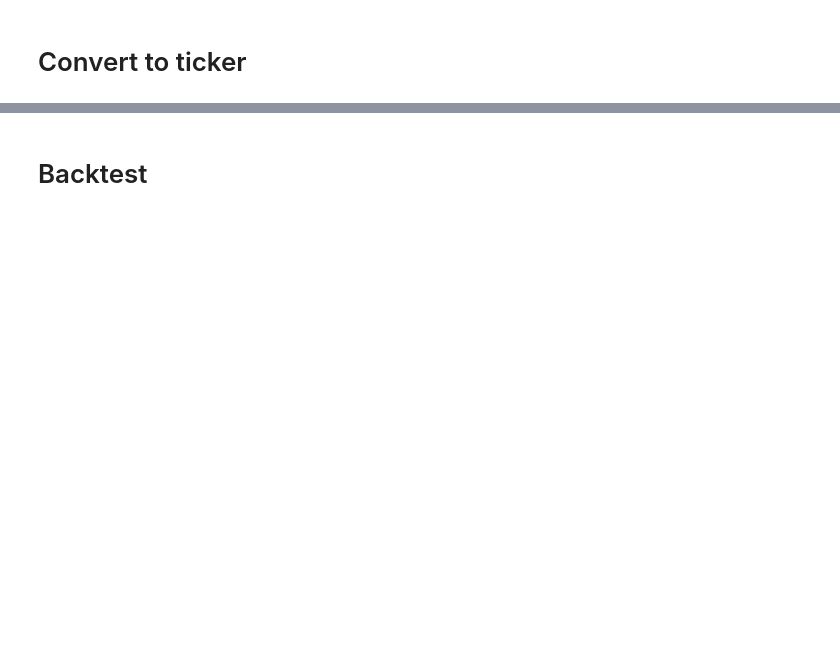
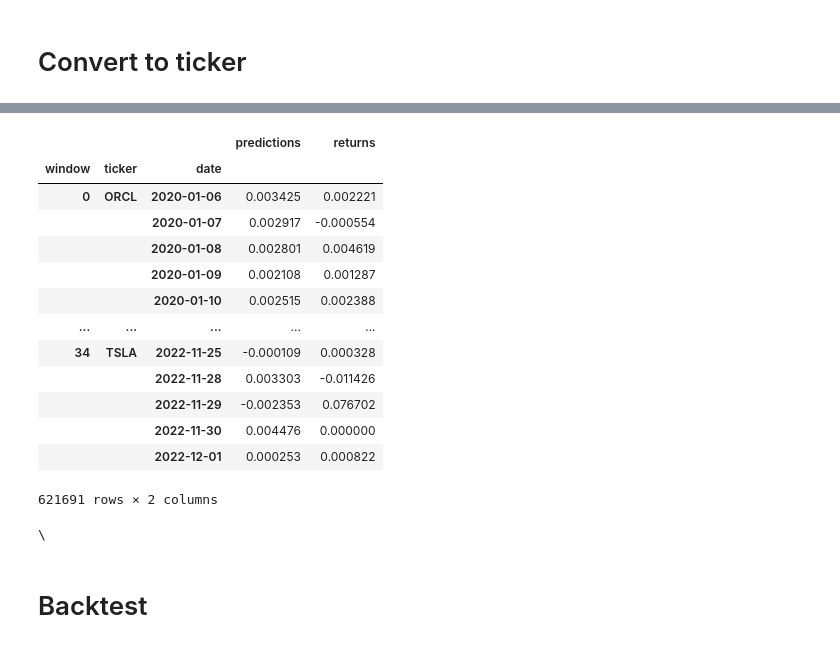
Before and after one commit to jfan1256/algofacto, a Jupyter notebook: strategy/strategy_ml.ipynb, the cells around one changed output, grey strips where cells are left out. Saved outputs shown, nothing was run; the diff lists cells and outputs as text; code cells hidden in the pictures; blank space fills up the shorter version.

```diff
--- a/strategy/strategy_ml.ipynb
+++ b/strategy/strategy_ml.ipynb
@@ -687,3 +754,21 @@ tic = tic.drop('permno', axis=1)
+# %%
+tic
+# %% [output]
+|  |  |  | predictions | returns |
+| window | ticker | date |  |  |
+| 0 | ORCL | 2020-01-06 | 0.003425 | 0.002221 |
+|  |  | 2020-01-07 | 0.002917 | -0.000554 |
+|  |  | 2020-01-08 | 0.002801 | 0.004619 |
+|  |  | 2020-01-09 | 0.002108 | 0.001287 |
+|  |  | 2020-01-10 | 0.002515 | 0.002388 |
+| ... | ... | ... | ... | ... |
+| 34 | TSLA | 2022-11-25 | -0.000109 | 0.000328 |
+|  |  | 2022-11-28 | 0.003303 | -0.011426 |
+|  |  | 2022-11-29 | -0.002353 | 0.076702 |
+|  |  | 2022-11-30 | 0.004476 | 0.000000 |
+|  |  | 2022-12-01 | 0.000253 | 0.000822 |
+621691 rows × 2 columns
+\
 # %% [markdown]
 # Backtest
 # %%
```
Also changed, not shown: parts of 22 cells of this notebook, 2 other files.
